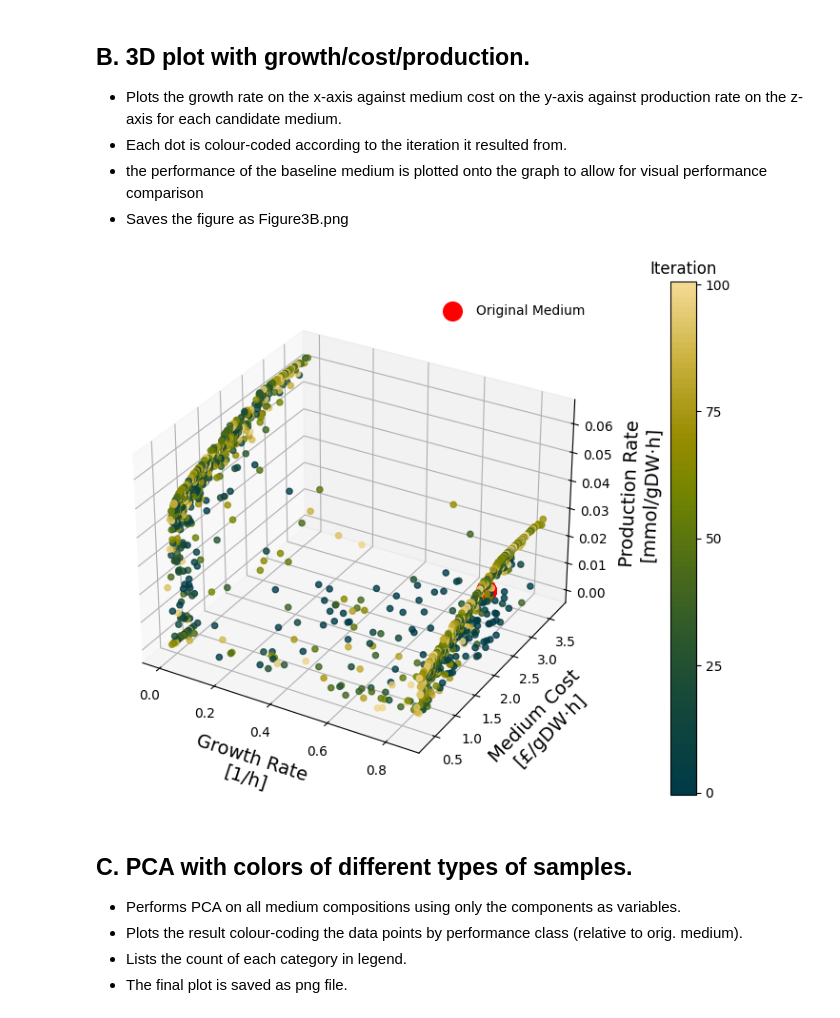
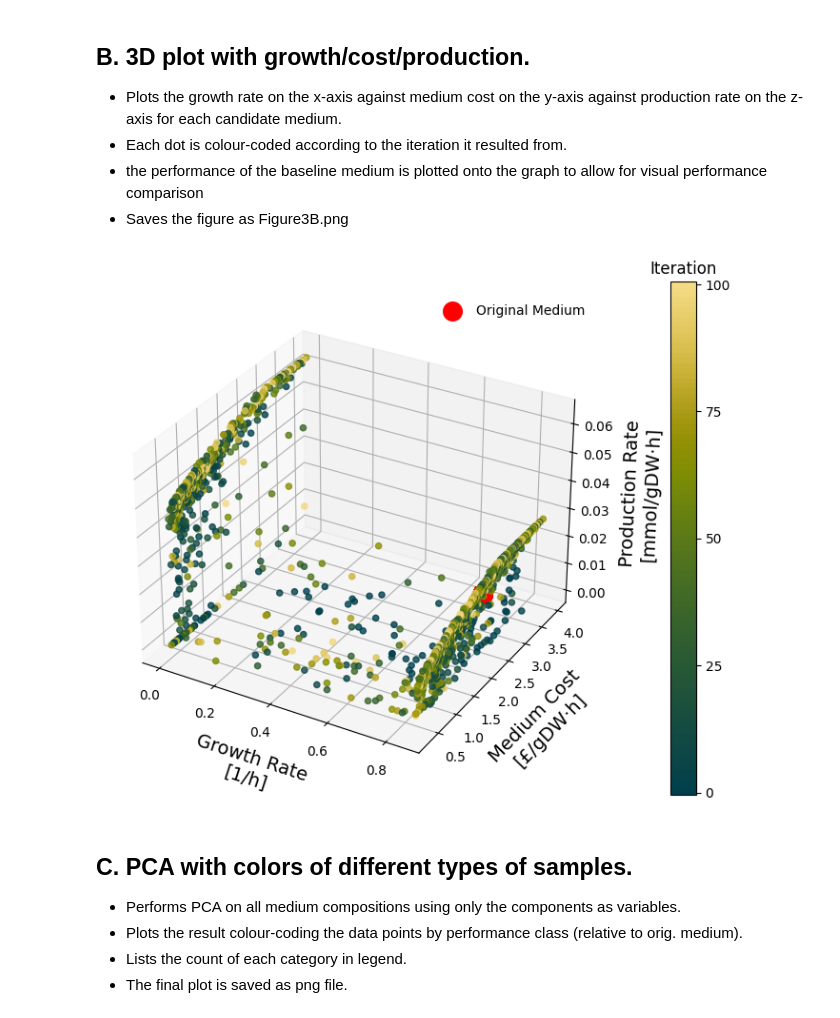
Before and after one commit to cjmerzbacher/mobo-medium-conditions, a Jupyter notebook: analysis/fig3.ipynb, the cells around one changed output. Cells and saved outputs as stored; diff of their text form; code cells hidden in the pictures.

```diff
--- a/analysis/fig3.ipynb
+++ b/analysis/fig3.ipynb
@@ -22,8 +22,8 @@ from sklearn.preprocessing import StandardScaler #
 * the performance of the baseline medium is plotted onto the graph to allow for visual performance comparison
 * Saves the figure as Figure3B.png
 # %%
-#data = pd.read_csv("../data/Figure3B.csv")
-data = pd.read_csv("Figure3B.csv")
+data = pd.read_csv("../data/Figure3B.csv")
+# data = pd.read_csv("Figure3B.csv")
 #figname = "../figs/Figure3B.png"
 figname = "Figure3B.png"
 
@@ -87,34 +87,34 @@ axes.spines["bottom"].set_linewidth(1.5)
 axes.spines["left"].set_linewidth(1.5)
 """
 # Add the color bar
 tick_positions = np.arange(0, n_batch + 1, 5)
 sm = cm.ScalarMappable(cmap = cmap, norm = norm)
 cbar = fig.colorbar(sm, ax = axes, ticks = tick_positions, pad = 0.11) # pad defines distance
 cbar.ax.set_title("Iteration", fontsize = 12)
 cbar.ax.set_yticks([0, 25, 50, 75, 100])
 cbar.ax.tick_params(which = "minor", size = 0) # turn off minor ticks at colour boundaries
 
 # Plot original medium for comparison
 axes.scatter(
     data["init_growth_rate"][0],
     data["init_cost"][0] * 1e-3,
     data["init_production"],
     color = "red", marker = "o",
     label = "Original Medium", s = 200, zorder = 5000
     )
 
 # Display the legend
 axes.legend()
 axes.legend(edgecolor = "none", frameon = False, fontsize=10)
 # axes.view_init(azim=90, elev = 5)
 
 # Show the plot
 plt.show()
 
 # fig.set_size_inches(9, 7)  # Consistent physical size in inches
 fig.savefig(figname, dpi = 300, bbox_inches = None)
 # %% [output]
-[figure, old version]
+[figure, new version]
 # %% [markdown]
 ## C. PCA with colors of different types of samples.
 * Performs PCA on all medium compositions using only the components as variables.
```
Also changed, not shown: parts of 2 cells of this notebook, 6 other files.
